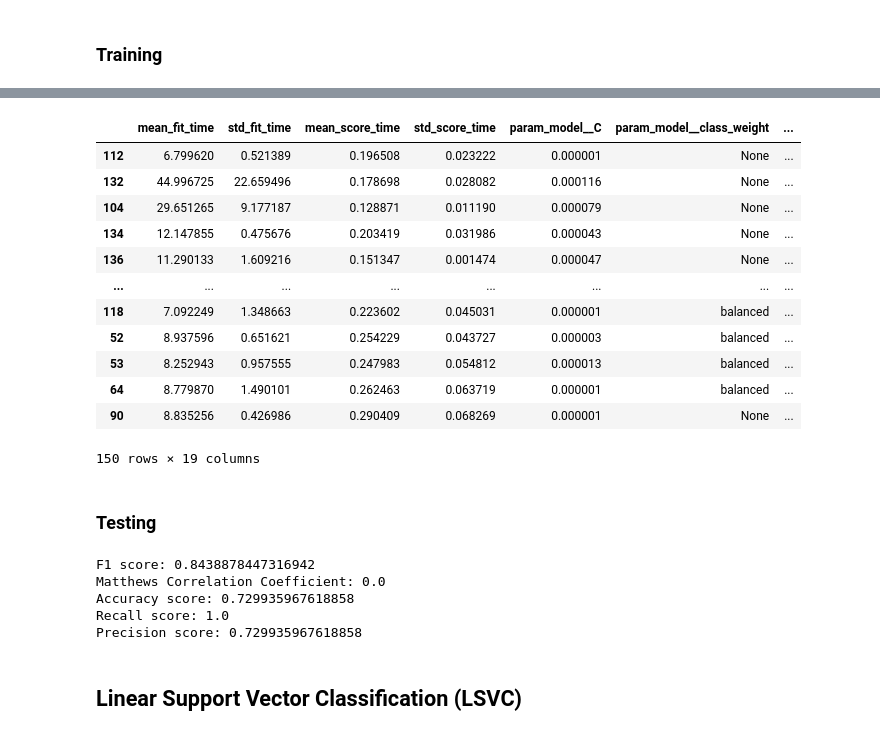
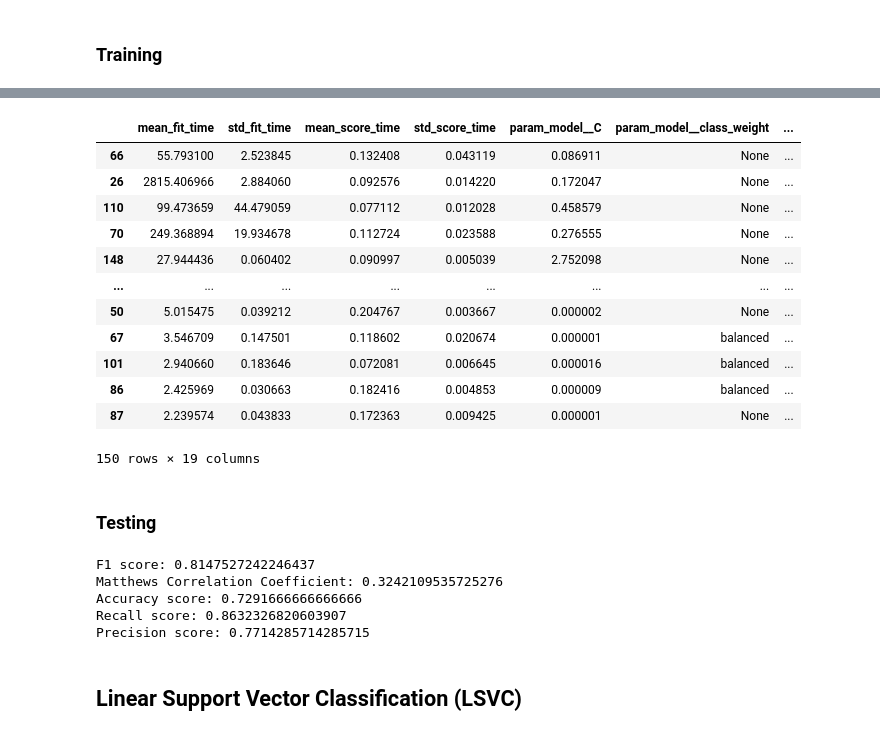
Before and after one commit to GeorgeIniatis/AlphaFold_Dataset_Drug_Binding_Prediction, a Jupyter notebook: Classification_Baseline_Models.ipynb, the cells around one changed output, grey strips where cells are left out. Drawn from its saved outputs; the diff is of its cells as text; code cells hidden in the pictures.

```diff
--- a/Classification_Baseline_Models.ipynb
+++ b/Classification_Baseline_Models.ipynb
@@ -342,34 +375,34 @@ optimised_lr.get_params()
  'model__warm_start': False}
 # %%
 logistic_regression_grid_search_dataframe = pd.DataFrame(
-    np.load("Dataset_Files/Classification_Models/optimised_lr_cv_results.npy", allow_pickle=True).tolist())
+    np.load("Dataset_Files/Baseline_Models/Classification/optimised_lr_cv_results.npy", allow_pickle=True).tolist())
 logistic_regression_grid_search_dataframe.sort_values(by=["rank_test_score"], inplace=True)
 logistic_regression_grid_search_dataframe
 # %% [output]
 |  | mean_fit_time | std_fit_time | mean_score_time | std_score_time | param_model__C | param_model__class_weight | ... |
-| 112 | 6.799620 | 0.521389 | 0.196508 | 0.023222 | 0.000001 | None | ... |
-| 132 | 44.996725 | 22.659496 | 0.178698 | 0.028082 | 0.000116 | None | ... |
-| 104 | 29.651265 | 9.177187 | 0.128871 | 0.011190 | 0.000079 | None | ... |
-| 134 | 12.147855 | 0.475676 | 0.203419 | 0.031986 | 0.000043 | None | ... |
-| 136 | 11.290133 | 1.609216 | 0.151347 | 0.001474 | 0.000047 | None | ... |
+| 66 | 55.793100 | 2.523845 | 0.132408 | 0.043119 | 0.086911 | None | ... |
+| 26 | 2815.406966 | 2.884060 | 0.092576 | 0.014220 | 0.172047 | None | ... |
+| 110 | 99.473659 | 44.479059 | 0.077112 | 0.012028 | 0.458579 | None | ... |
+| 70 | 249.368894 | 19.934678 | 0.112724 | 0.023588 | 0.276555 | None | ... |
+| 148 | 27.944436 | 0.060402 | 0.090997 | 0.005039 | 2.752098 | None | ... |
 | ... | ... | ... | ... | ... | ... | ... | ... |
-| 118 | 7.092249 | 1.348663 | 0.223602 | 0.045031 | 0.000001 | balanced | ... |
-| 52 | 8.937596 | 0.651621 | 0.254229 | 0.043727 | 0.000003 | balanced | ... |
-| 53 | 8.252943 | 0.957555 | 0.247983 | 0.054812 | 0.000013 | balanced | ... |
-| 64 | 8.779870 | 1.490101 | 0.262463 | 0.063719 | 0.000001 | balanced | ... |
-| 90 | 8.835256 | 0.426986 | 0.290409 | 0.068269 | 0.000001 | None | ... |
+| 50 | 5.015475 | 0.039212 | 0.204767 | 0.003667 | 0.000002 | None | ... |
+| 67 | 3.546709 | 0.147501 | 0.118602 | 0.020674 | 0.000001 | balanced | ... |
+| 101 | 2.940660 | 0.183646 | 0.072081 | 0.006645 | 0.000016 | balanced | ... |
+| 86 | 2.425969 | 0.030663 | 0.182416 | 0.004853 | 0.000009 | balanced | ... |
+| 87 | 2.239574 | 0.043833 | 0.172363 | 0.009425 | 0.000001 | None | ... |
 150 rows × 19 columns
 # %% [markdown]
 ### Testing
 # %%
-y_test_pred = optimised_lr.predict(X_test_classification)
-calculate_metrics_classification(y_test_classification, y_test_pred)
+y_test_pred = optimised_lr.predict(X_test)
+calculate_metrics_classification(y_test, y_test_pred)
 # %% [output]
-F1 score: 0.8438878447316942
-Matthews Correlation Coefficient: 0.0
-Accuracy score: 0.729935967618858
-Recall score: 1.0
-Precision score: 0.729935967618858
+F1 score: 0.8147527242246437
+Matthews Correlation Coefficient: 0.3242109535725276
+Accuracy score: 0.7291666666666666
+Recall score: 0.8632326820603907
+Precision score: 0.7714285714285715
 # %% [markdown]
 ## Linear Support Vector Classification (LSVC)
 # %%
```
Also changed, not shown: parts of 44 cells of this notebook.
